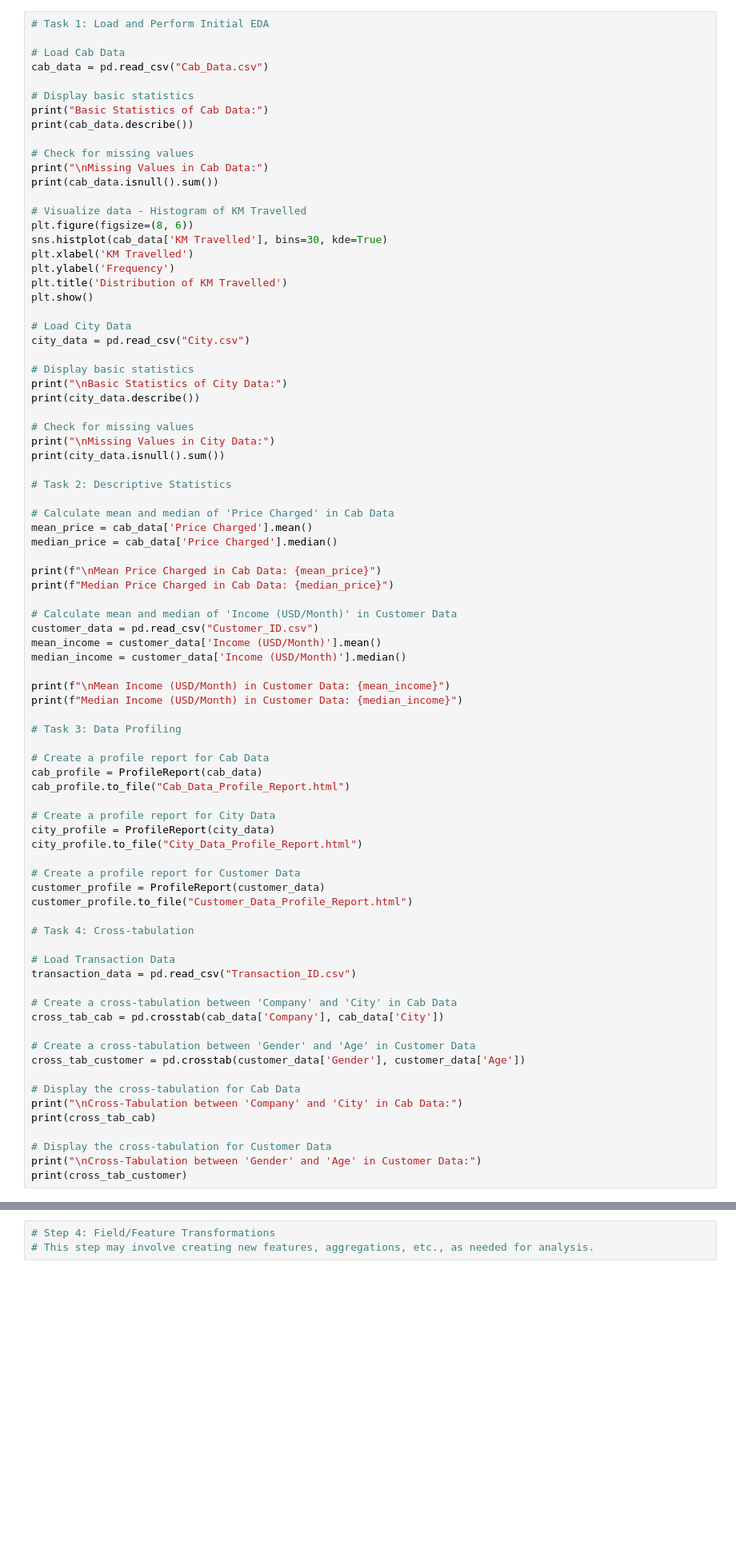
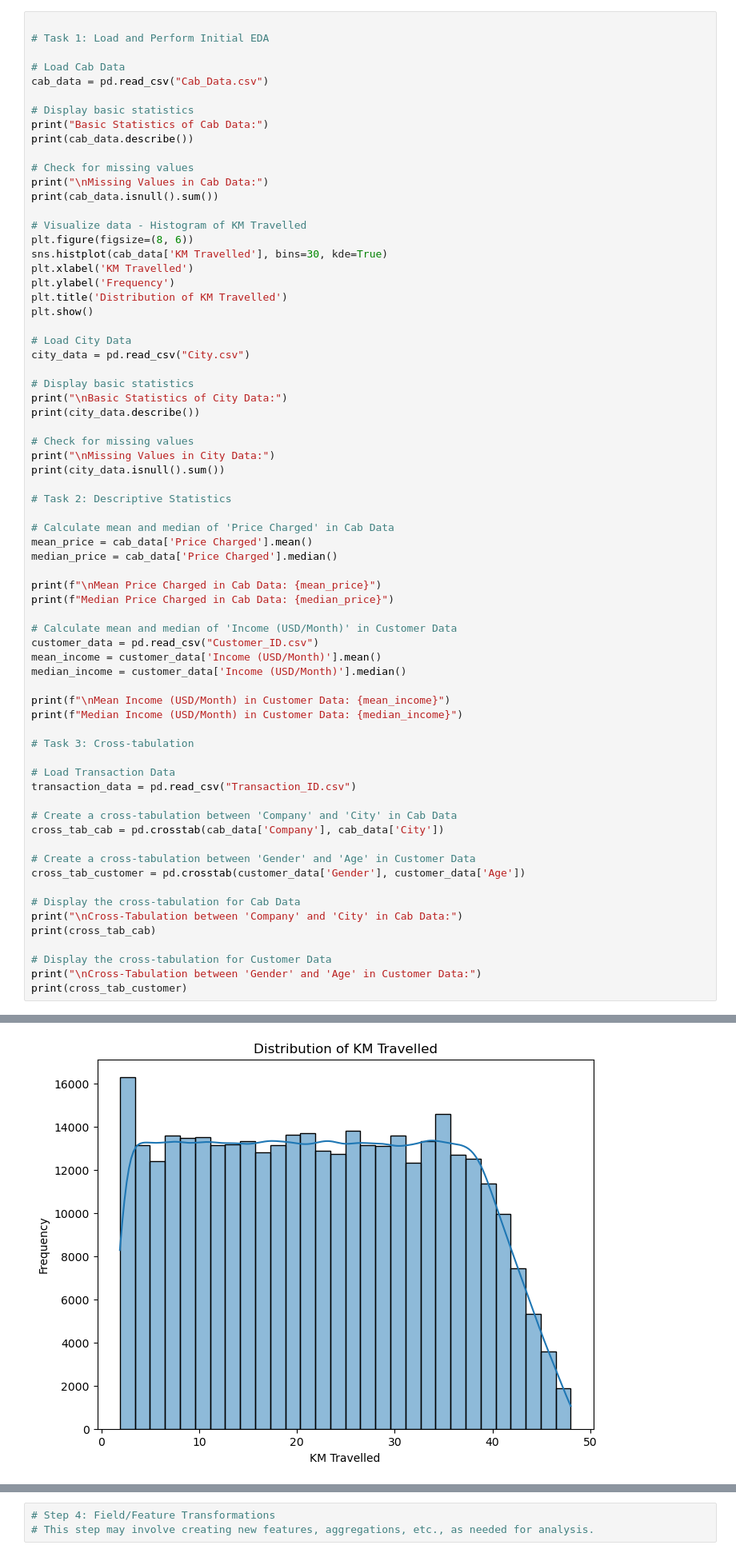
Before and after one commit to dylanxlam/cab_industry_investment_research, a Jupyter notebook: exploratory_data_analysis.ipynb, the cells around one changed output, grey strips where cells are left out. Shown at 80% size. Saved outputs shown, nothing was run; the diff lists cells and outputs as text; blank space fills up the shorter version.

```diff
--- a/exploratory_data_analysis.ipynb
+++ b/exploratory_data_analysis.ipynb
@@ -121,6 +116,7 @@ Merged Cab and Transaction Data:
 3        27703   Male   27                9237        10000012         Card
 4        27703   Male   27                9237        10320494         Card
 # %%
+
 # Task 1: Load and Perform Initial EDA
 
 # Load Cab Data
@@ -170,21 +166,7 @@ median_income = customer_data['Income (USD/Month)'].median()
 print(f"\nMean Income (USD/Month) in Customer Data: {mean_income}")
 print(f"Median Income (USD/Month) in Customer Data: {median_income}")
 
-# Task 3: Data Profiling
-
-# Create a profile report for Cab Data
-cab_profile = ProfileReport(cab_data)
-cab_profile.to_file("Cab_Data_Profile_Report.html")
-
-# Create a profile report for City Data
-city_profile = ProfileReport(city_data)
-city_profile.to_file("City_Data_Profile_Report.html")
-
-# Create a profile report for Customer Data
-customer_profile = ProfileReport(customer_data)
-customer_profile.to_file("Customer_Data_Profile_Report.html")
-
-# Task 4: Cross-tabulation
+# Task 3: Cross-tabulation
 
 # Load Transaction Data
 transaction_data = pd.read_csv("Transaction_ID.csv")
@@ -206,0 +205 @@ NameError: name 'pd' is not defined
+[figure, added]
```
Also changed, not shown: parts of 10 cells of this notebook, 1 other file.
